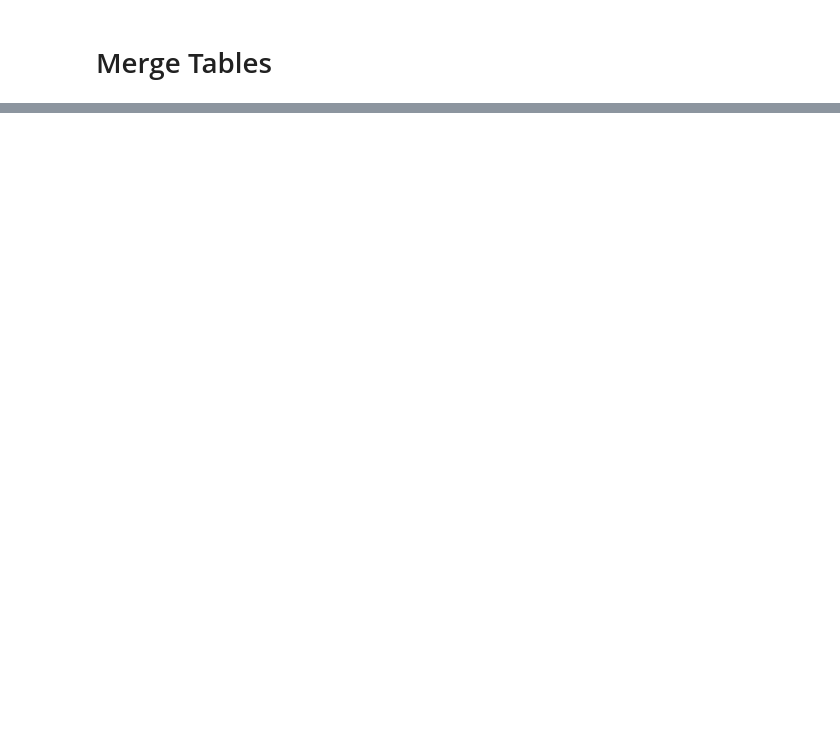
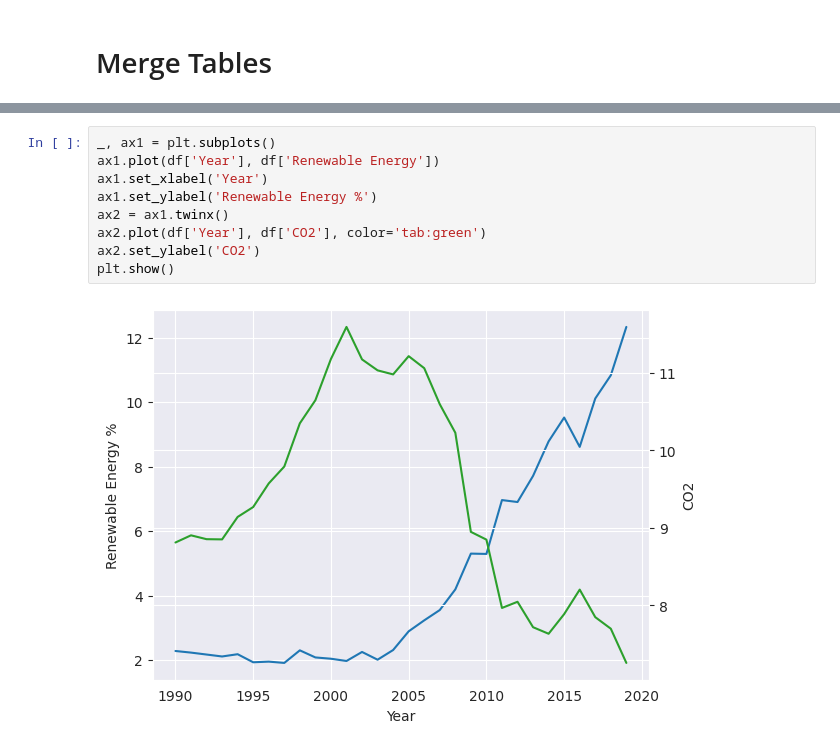
Before and after one commit to Fred-Sheppard/EPIC3, a Jupyter notebook: EPIC3.ipynb, the cells around one changed output, grey strips where cells are left out. Drawn from its saved outputs; the diff is of its cells as text; blank space fills up the shorter version.

```diff
--- a/EPIC3.ipynb
+++ b/EPIC3.ipynb
@@ -212,0 +228,11 @@ plt.show()
+# %%
+_, ax1 = plt.subplots()
+ax1.plot(df['Year'], df['Renewable Energy'])
+ax1.set_xlabel('Year')
+ax1.set_ylabel('Renewable Energy %')
+ax2 = ax1.twinx()
+ax2.plot(df['Year'], df['CO2'], color='tab:green')
+ax2.set_ylabel('CO2')
+plt.show()
+# %% [output]
+[figure, added]
```
Also changed, not shown: parts of 13 cells of this notebook.
